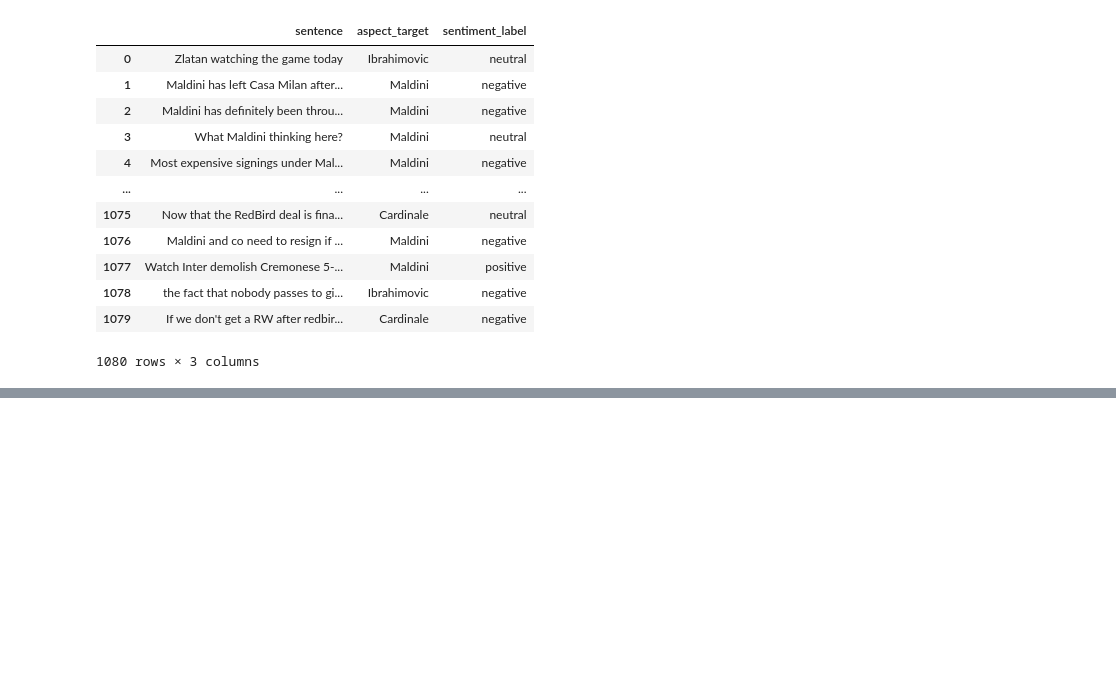
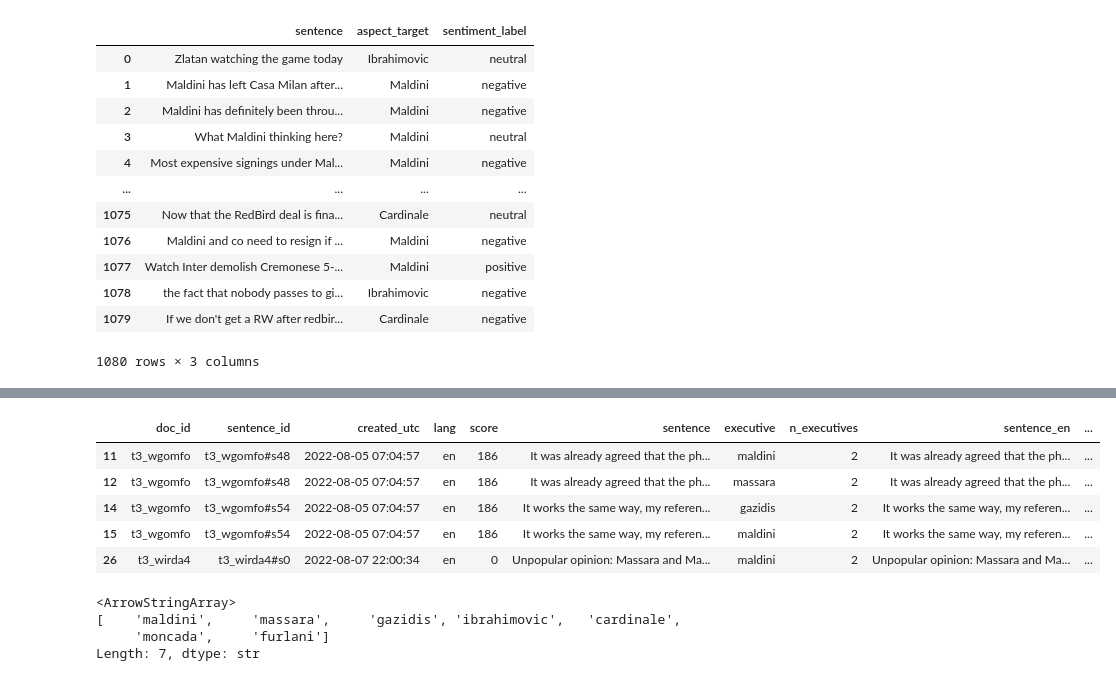
Before and after one commit to Gabrielonee/SentimentAnalsysi, a Jupyter notebook: data/test.ipynb, the cells around one changed output, grey strips where cells are left out. Cells and saved outputs as stored; diff of their text form; code cells hidden in the pictures; blank space fills up the shorter version.

```diff
--- a/data/test.ipynb
+++ b/data/test.ipynb
@@ -62,0 +237,30 @@ df[['sentence', 'aspect_target', 'sentiment_label']]
+# %%
+from pathlib import Path
+import pandas as pd
+
+project_root = Path.cwd()
+if project_root.name == "data":
+    project_root = project_root.parent
+
+parquet_path = project_root / "data" / "sentiment_absa.parquet"
+df = pd.read_parquet(parquet_path)
+
+df['created_utc'] = pd.to_datetime(df['created_utc'], unit='s')
+
+df['created_utc'] = df['created_utc'].dt.tz_localize(None)
+df = df[df['n_executives']>1]
+df.head()
+# %% [output]
+|  | doc_id | sentence_id | created_utc | lang | score | sentence | executive | n_executives | sentence_en | ... |
+| 11 | t3_wgomfo | t3_wgomfo#s48 | 2022-08-05 07:04:57 | en | 186 | It was already agreed that the ph... | maldini | 2 | It was already agreed that the ph... | ... |
+| 12 | t3_wgomfo | t3_wgomfo#s48 | 2022-08-05 07:04:57 | en | 186 | It was already agreed that the ph... | massara | 2 | It was already agreed that the ph... | ... |
+| 14 | t3_wgomfo | t3_wgomfo#s54 | 2022-08-05 07:04:57 | en | 186 | It works the same way, my referen... | gazidis | 2 | It works the same way, my referen... | ... |
+| 15 | t3_wgomfo | t3_wgomfo#s54 | 2022-08-05 07:04:57 | en | 186 | It works the same way, my referen... | maldini | 2 | It works the same way, my referen... | ... |
+| 26 | t3_wirda4 | t3_wirda4#s0 | 2022-08-07 22:00:34 | en | 0 | Unpopular opinion: Massara and Ma... | maldini | 2 | Unpopular opinion: Massara and Ma... | ... |
+# %%
+df['executive'].unique()
+# %% [output]
+<ArrowStringArray>
+[    'maldini',     'massara',     'gazidis', 'ibrahimovic',   'cardinale',
+     'moncada',     'furlani']
+Length: 7, dtype: str
```
Also changed, not shown: parts of 8 cells of this notebook, 12 other files.
